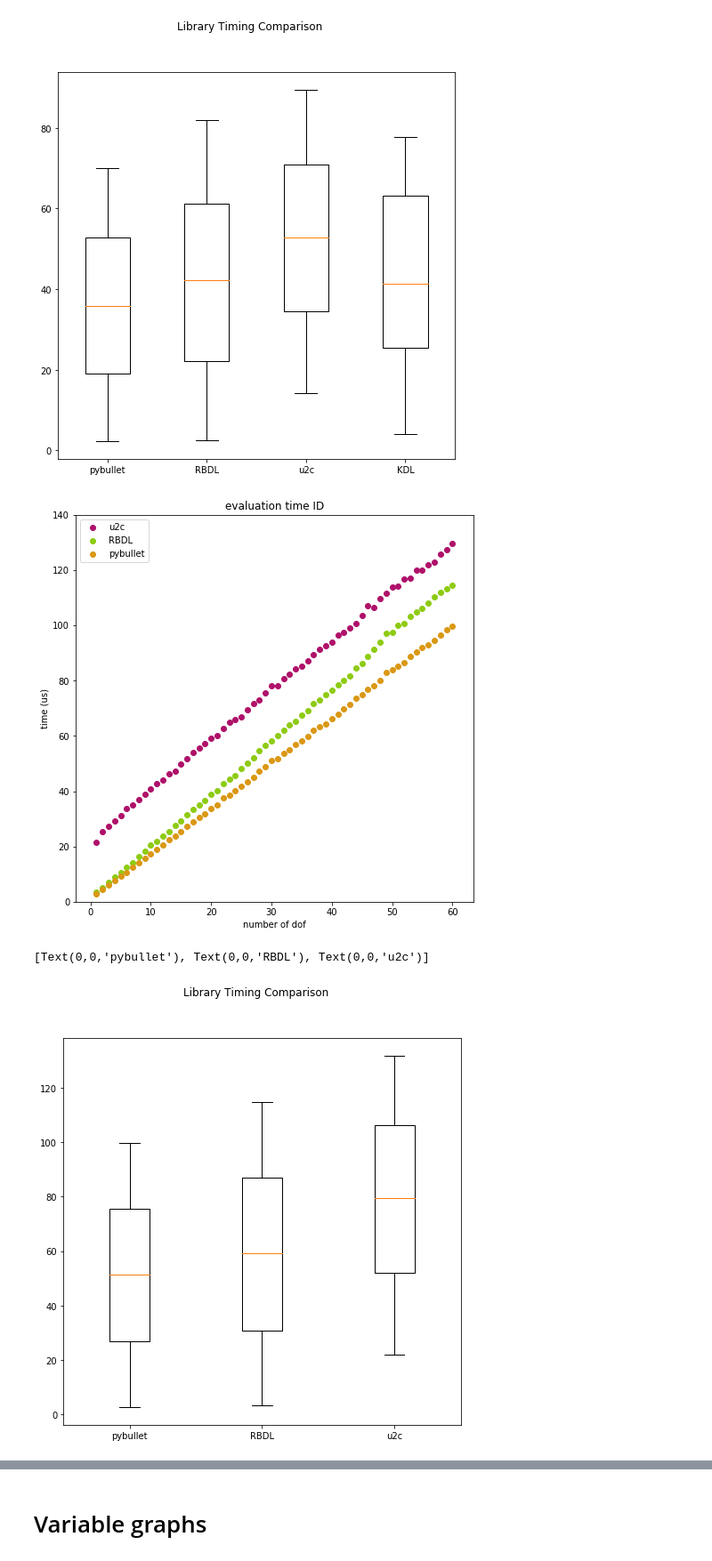
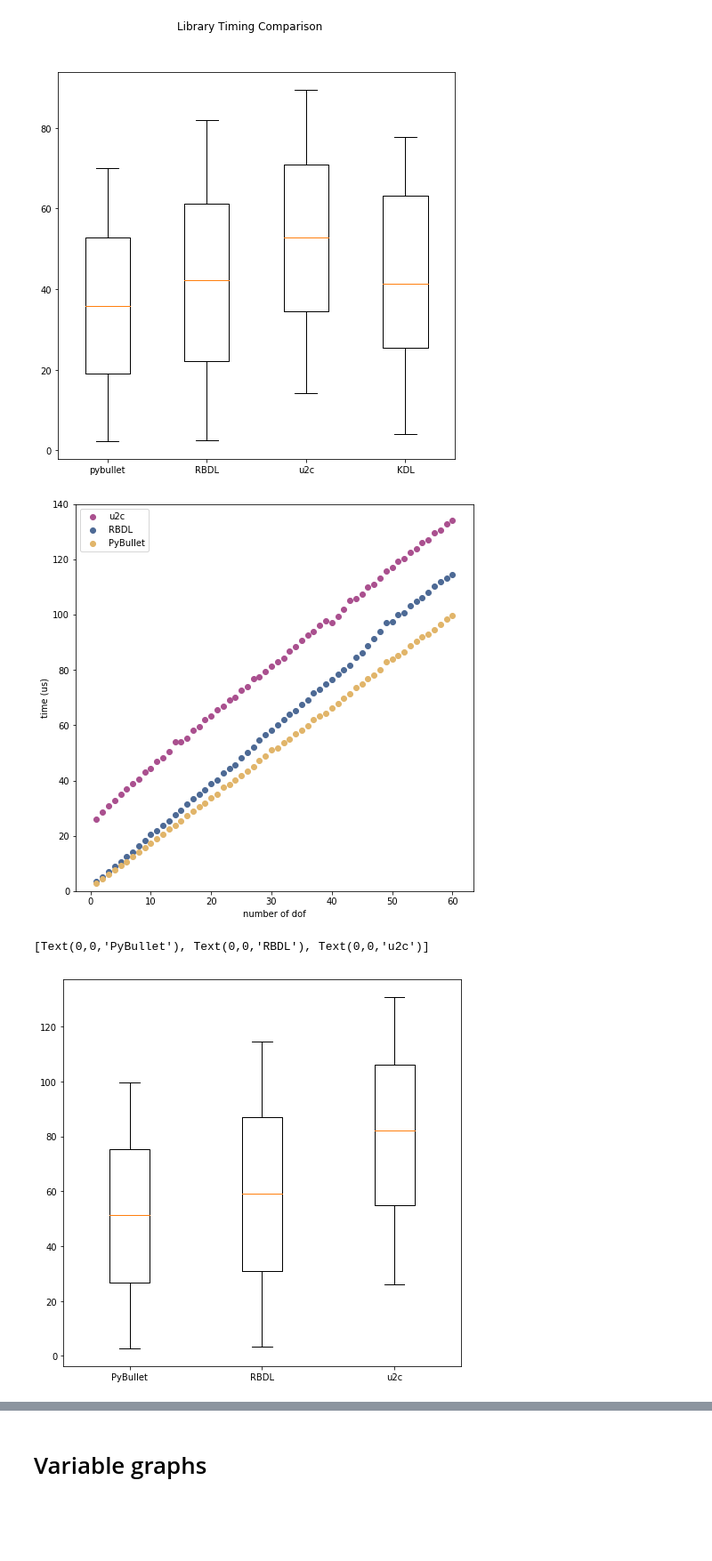
Before and after one commit to mahaarbo/urdf2casadi, a Jupyter notebook: examples/timing/timing_data.ipynb, the cells around one changed output, grey strips where cells are left out. Shown: that part at 89% size. Cells and saved outputs as stored; diff of their text form; code cells hidden in the pictures; blank space fills up the shorter version.

```diff
--- a/examples/timing/timing_data.ipynb
+++ b/examples/timing/timing_data.ipynb
@@ -106,0 +29,9 @@ print g_mediantime_u2c[5]
+# %%
+id_mediantime_pb = [2.716064453125, 4.394412040710449, 6.011486053466797, 7.660984992980957, 9.321451187133789, 10.712146759033203, 12.46500015258789, 14.139413833618164, 15.620946884155275, 17.244458198547363, 18.814563751220703, 20.50197124481201, 22.353053092956543, 23.831963539123535, 25.29597282409668, 27.240514755249023, 28.882503509521484, 30.49290180206299, 31.927585601806637, 33.678412437438965, 35.1715087890625, 37.46938705444336, 38.6735200881958, 40.16900062561035, 41.730642318725586, 43.32256317138672, 44.8685884475708, 47.110557556152344, 48.954010009765625, 51.19752883911133, 51.80704593658447, 53.558945655822754, 55.091023445129395, 56.85746669769287, 58.35151672363281, 59.750914573669434, 61.977505683898926, 63.22908401489258, 64.31436538696289, 66.25556945800781, 67.84951686859131, 69.72885131835938, 71.2820291519165, 73.5020637512207, 74.96249675750732, 76.97057723999023, 78.07600498199463, 80.12938499450684, 82.9010009765625, 83.9163064956665, 85.19697189331055, 86.49599552154541, 88.84108066558838, 90.39199352264404, 91.98546409606934, 92.95153617858887, 94.66993808746338, 96.55797481536865, 98.4489917755127, 99.70200061798096]
+id_mediantime_rbdl = [3.462553024291992, 5.229949951171875, 7.110953330993652, 8.92651081085205, 10.658502578735352, 12.4284029006958, 14.149069786071777, 16.25990867614746, 18.267512321472168, 20.40565013885498, 21.80945873260498, 23.618459701538086, 25.47454833984375, 27.588367462158203, 29.30295467376709, 31.32450580596924, 33.35404396057129, 35.01307964324951, 36.7358922958374, 38.78462314605713, 40.28940200805664, 42.88351535797119, 44.388413429260254, 45.758843421936035, 48.317909240722656, 50.14336109161377, 51.94294452667236, 54.701924324035645, 56.66804313659668, 58.359503746032715, 60.22942066192627, 62.2025728225708, 63.89200687408448, 65.32740592956543, 67.43156909942627, 69.04804706573486, 71.82538509368896, 73.0050802230835, 74.80347156524658, 76.67112350463867, 78.51755619049072, 80.08849620819092, 81.74693584442139, 84.50710773468018, 86.22097969055176, 88.9195203781128, 91.24112129211426, 93.97399425506592, 97.02098369598389, 97.47946262359619, 99.93398189544678, 100.66854953765869, 103.25801372528076, 104.8588752746582, 106.2229871749878, 108.0085039138794, 110.26036739349365, 112.0675802230835, 113.17145824432373, 114.68005180358887]
+# %%
+#id_mediantime_u2c =  [25.963544845581055, 28.63490581512451, 30.745029449462894, 32.66751766204834, 35.02500057220459, 36.80062294006348, 39.017438888549805, 40.37344455718994, 43.07401180267334, 44.404029846191406, 46.78499698638916, 48.265933990478516, 50.560951232910156, 54.018378257751465, 54.13353443145752, 55.191993713378906, 58.24851989746094, 59.35096740722656, 61.963558197021484, 63.26007843017578, 65.75798988342285, 66.79248809814453, 69.28050518035889, 70.1138973236084, 72.57997989654541, 73.81808757781982, 76.83050632476807, 77.506422996521, 79.49197292327881, 81.35604858398438, 82.89647102355957, 84.3355655670166, 86.9990587234497, 88.53960037231445, 90.80660343170166, 92.62394905090332, 93.87099742889404, 96.14193439483643, 97.72396087646484, 99.43461418151855, 100.72100162506104, 103.76596450805664, 104.26783561706543, 105.71408271789551, 106.01359367370605, 106.14699935913086, 107.916593552, 108.526919365, 110.712051392, 112.300515175, 115.656992912, 117.425918579, 122.579455376, 122.116668224, 122.965565109, 123.91607666, 123.323559761, 124.918937683, 128.096461296, 130.904555321]
+
+id_mediantime_u2c = [25.963544845581055, 28.63490581512451, 30.745029449462894, 32.66751766204834, 35.02500057220459, 36.80062294006348, 39.017438888549805, 40.37344455718994, 43.07401180267334, 44.404029846191406, 46.78499698638916, 48.265933990478516, 50.560951232910156, 54.018378257751465, 54.13353443145752, 55.191993713378906, 58.24851989746094, 59.35096740722656, 61.963558197021484, 63.26007843017578, 65.75798988342285, 66.79248809814453, 69.28050518035889, 70.1138973236084, 72.57997989654541, 73.81808757781982, 76.83050632476807, 77.506422996521, 79.49197292327881, 81.35604858398438, 82.89647102355957, 84.3355655670166, 86.9990587234497, 88.53960037231445, 90.80660343170166, 92.62394905090332, 93.87099742889404, 96.14193439483643, 97.72396087646484, 97.0984697341919, 99.40099716186523, 101.8819808959961, 105.04662990570068, 105.99148273468018, 107.30350017547607, 110.05055904388428, 111.13643646240234, 113.37780952453613, 115.81432819366455, 116.9663667678833, 119.4080114364624, 120.4071044921875, 122.72107601165773, 123.86465072631835, 125.98204612731935, 126.9575357437134, 129.64951992034912, 130.59663772583008, 132.85958766937256, 134.30416584014893]
+id_avgtime_u2c =  [26.291744709014893, 28.748497962951664, 30.858638286590576, 32.759544849395745, 35.13521671295166, 36.8880009651184, 39.089438915252686, 40.830135345458984, 43.16704750061035, 44.51874017715454, 46.956140995025635, 48.37707757949829, 50.65943956375122, 53.82273674011231, 54.85280990600586, 55.2659010887146, 58.34175109863282, 59.4596791267395, 62.081618309020996, 63.31167221069337, 66.01354837417603, 66.9071912765503, 69.39935445785522, 70.2116584777832, 72.64317989349365, 73.9315414428711, 77.55669116973878, 77.62797355651855, 79.54386472702028, 81.43540382385254, 82.97004699707031, 84.39784288406373, 87.07303285598755, 89.12618160247803, 90.97753047943115, 92.84667015075682, 94.00177478790283, 96.26190423965454, 97.8384280204773, 99.53284740447998, 100.91297626495361, 103.80102634429932, 104.44962978363037, 105.84684848785399, 108.6009407043457, 110.42568683624268, 112.16062068939209, 115.34934043884277, 120.7785439491272, 117.74121761322021, 122.4449348449707, 121.50227308273314, 127.06228494644165, 126.55387878417969, 130.4536509513855, 126.70815944671631, 131.68154239654544, 131.79272174835205, 137.77571201324463, 135.4137110710144]
+id_mintime_u2c =  [25.65598487854004, 28.400897979736328, 30.483007431030273, 32.444000244140625, 34.85298156738281, 36.589860916137695, 38.789987564086914, 40.17901420593262, 42.78397560119629, 44.0831184387207, 46.58913612365723, 48.06399345397949, 50.364017486572266, 51.431894302368164, 53.79009246826172, 55.0079345703125, 57.97982215881348, 59.16404724121094, 61.742067337036126, 63.0350112915039, 65.51122665405273, 66.62201881408691, 69.07892227172852, 69.90790367126465, 72.39413261413574, 73.60410690307617, 76.19404792785645, 77.2390365600586, 79.23293113708496, 81.09617233276367, 82.63111114501953, 84.14912223815918, 86.72595024108887, 88.10782432556152, 90.46196937561035, 92.32211112976074, 93.65510940551758, 95.87597846984863, 97.45597839355469, 99.20501708984375, 100.48913955688477, 103.50418090820312, 103.93214225769043, 105.47494888305664, 108.28304290771484, 109.90500450134277, 111.76800727844238, 113.99388313293457, 118.57008934020996, 117.02609062194824, 121.68288230895996, 120.49007415771484, 125.37789344787599, 123.48008155822754, 127.69317626953124, 126.32918357849123, 131.32214546203613, 130.706787109375, 135.47086715698242, 133.3320140838623]
@@ -174,30 +129,30 @@ ax.set_xticklabels(names)
 id_fig = plt.figure(figsize = (8, 8))
 #plt.scatter(joint_nr, c_mediantime_kdl, c=color[3], label='KDL')
 #plt.scatter(joint_nr, mediantime_u2c, c='hotpink', label='u2c')
-plt.scatter(joint_nr, id_mintime_u2c, c=color[2], label='u2c')
-plt.scatter(joint_nr, id_mediantime_rbdl, c=color[1], label='RBDL')
-plt.scatter(joint_nr, id_mediantime_pb, c=color[0], label='pybullet')
+plt.scatter(joint_nr, id_mediantime_u2c, c=c4[0], label='u2c')
+plt.scatter(joint_nr, id_mediantime_rbdl, c=c4[2], label='RBDL')
+plt.scatter(joint_nr, id_mediantime_pb, c=c4[1], label='PyBullet')
 plt.xlabel("number of dof")
 plt.ylabel("time (us)")
-plt.title("evaluation time ID")
+#plt.title("evaluation time ID")
 #plt.xlim(-2, 2)
 plt.ylim(0, 140)
 plt.legend(loc='upper left')
 id_fig.show()
 # %% [output]
-[figure, old version]
+[figure, new version]
 # %%
 timing_scores = [id_mediantime_pb, id_mediantime_rbdl, id_mediantime_u2c]
-names = ["pybullet", "RBDL", "u2c"]#, "RBDL", "pybullet"]
+names = ["PyBullet", "RBDL", "u2c"]#, "RBDL", "pybullet"]
 boxplot = plt.figure(figsize = (8, 8))
-boxplot.suptitle("Library Timing Comparison")
+#boxplot.suptitle("Library Timing Comparison")
 ax = boxplot.add_subplot(111)
 ax.boxplot(timing_scores)
 #plt.boxplot(timing_scores)
 ax.set_xticklabels(names)
 # %% [output]
-[Text(0,0,'pybullet'), Text(0,0,'RBDL'), Text(0,0,'u2c')]
+[Text(0,0,'PyBullet'), Text(0,0,'RBDL'), Text(0,0,'u2c')]
-[figure, old version]
+[figure, new version]
 # %%
 id_fig = plt.figure(figsize = (8, 8))
 plt.scatter(joint_nr, m_mediantime_kdl, c=color[3], label='KDL')
```
Also changed, not shown: parts of 41 cells of this notebook, 3 other files.
